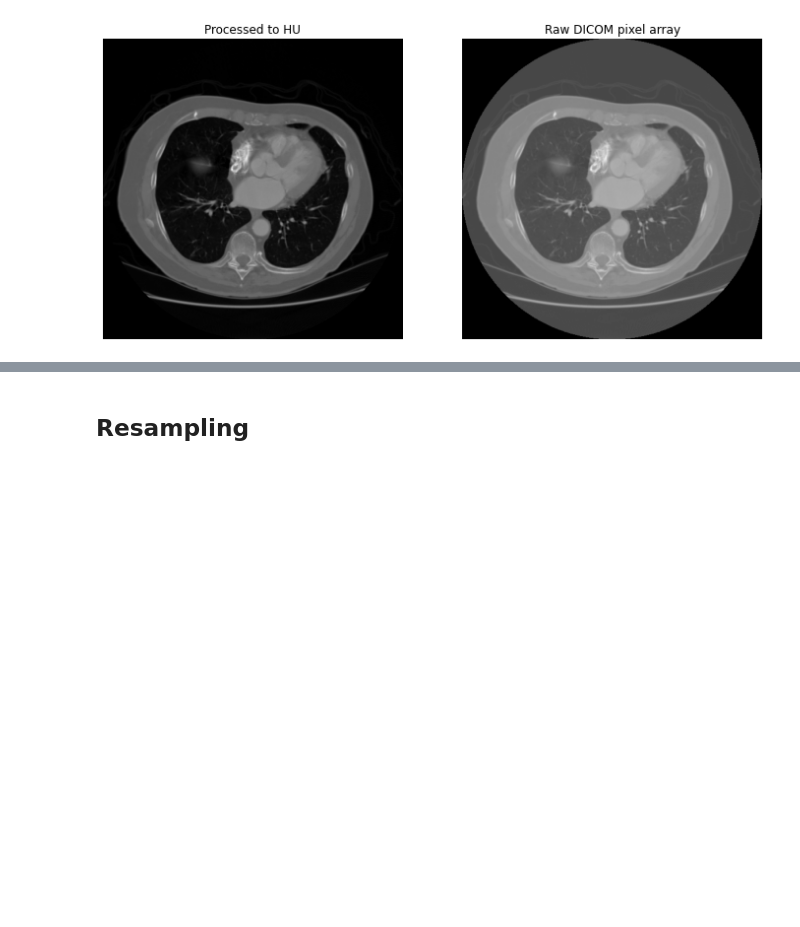
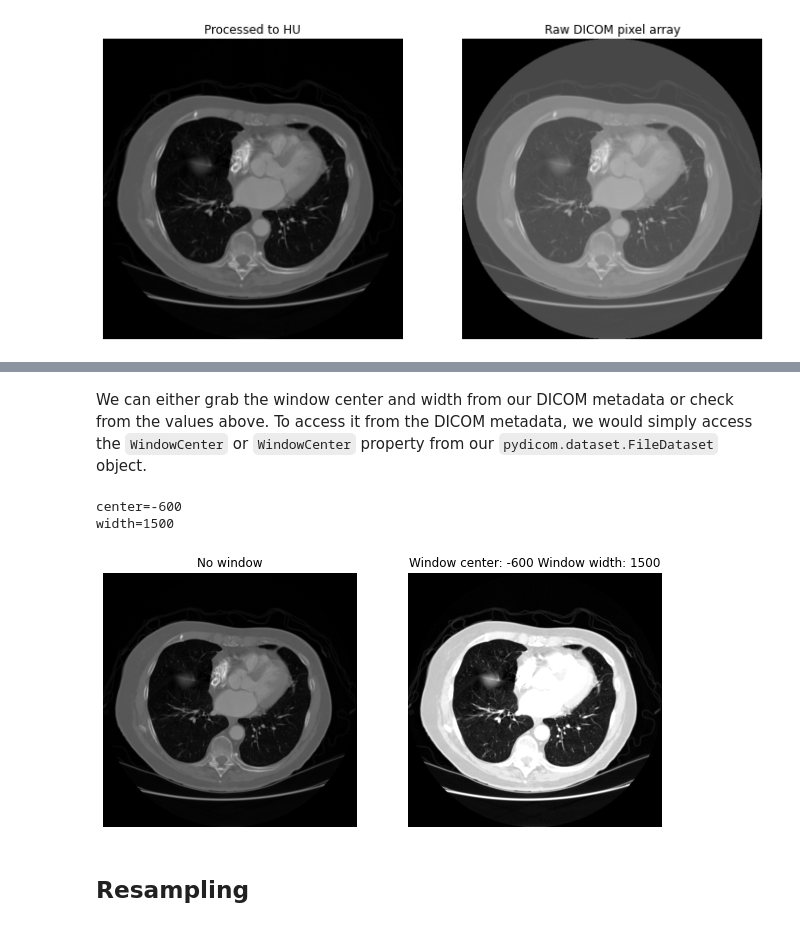
Before and after one commit to evandros-ks/fastblog, a Jupyter notebook: _notebooks/2022-01-24-Medical_Image_Preprocessing.ipynb, the cells around one changed output, grey strips where cells are left out. Drawn from its saved outputs; the diff is of its cells as text; code cells hidden in the pictures; blank space fills up the shorter version.

Commit message:
window

````diff
--- a/_notebooks/2022-01-24-Medical_Image_Preprocessing.ipynb
+++ b/_notebooks/2022-01-24-Medical_Image_Preprocessing.ipynb
@@ -26,7 +26,7 @@ import pydicom
 from pathlib import Path
 # %%
 #hide
-PATH = 'data/LIDC-IDRI/'
+PATH = 'data/LIDC-IDRI'
 
 patients = os.listdir(PATH)
 patients.sort()
@@ -207,3 +198,48 @@ width=1600.0
+# %% [markdown]
+We can either grab the window center and width from our DICOM metadata or check from the values above. To access it from the DICOM metadata, we would simply access the ```WindowCenter``` or ```WindowCenter``` property from our ```pydicom.dataset.FileDataset``` object.
+# %%
+# tuple of window level and window width
+window_dict = {'head and neck': {'brain': (40, 80),
+                                 'subdural': (75, 215),
+                                 'stroke': (32,8),
+                                 'temporal bones': (600, 2800),
+                                 'soft tissues': (40, 375)},
+               'chest': {'lungs': (-600,1500),
+                         'mediastinum': (50, 350)},
+               'abdomen': {'soft tissue': (50, 400),
+                           'liver': (30, 150)},
+               'spine': {'soft tissues': (50, 250),
+                         'bone': (400, 1800)}
+              }
+# %%
+def window_image(image, window_dict, region, sub_region):
+    window_center, window_width = window_dict[region][sub_region]
+    img_min = window_center - window_width // 2
+    img_max = window_center + window_width // 2
+    window_image = image.copy()
+    window_image[window_image < img_min] = img_min
+    window_image[window_image > img_max] = img_max
+
+    return window_image
+# %%
+region = 'chest'
+sub_region = 'lungs'
+center, width = window_dict[region][sub_region]
+print(f"{center=}")
+print(f"{width=}")
+image = window_image(scan_data, window_dict, region, sub_region)
+
+f, axs = plt.subplots(1,2,figsize=(10,10))
+axs[0].imshow(scan_data[65,...],cmap=plt.cm.gray)
+axs[0].set_title('No window')
+axs[1].imshow(image[65,...],cmap=plt.cm.gray)
+axs[1].set_title(f'Window center: {center} Window width: {width}')
+for a in axs: a.axis('off')
+f.show()
+# %% [output]
+center=-600
+width=1500
+[figure, added]
 # %% [markdown]
 ## Resampling
 # %% [markdown]
````
Also changed, not shown: parts of 15 cells of this notebook.
